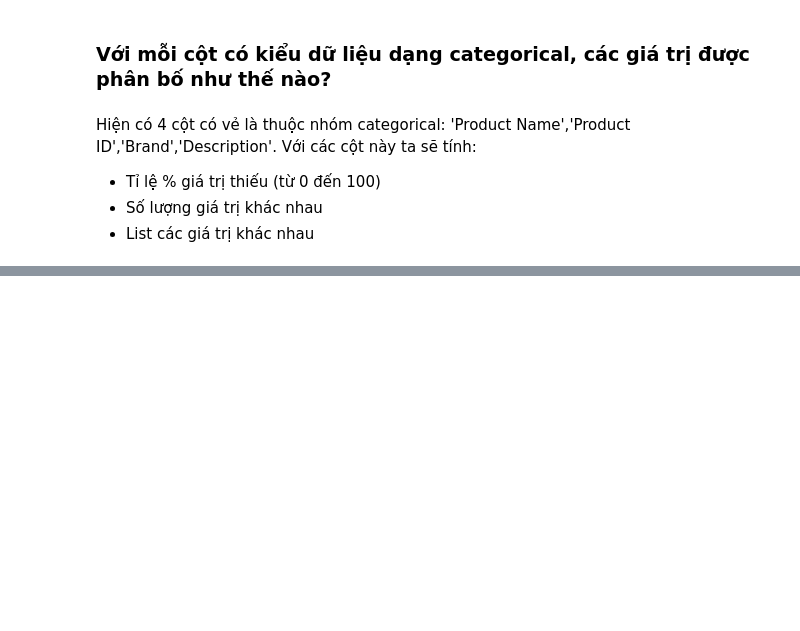
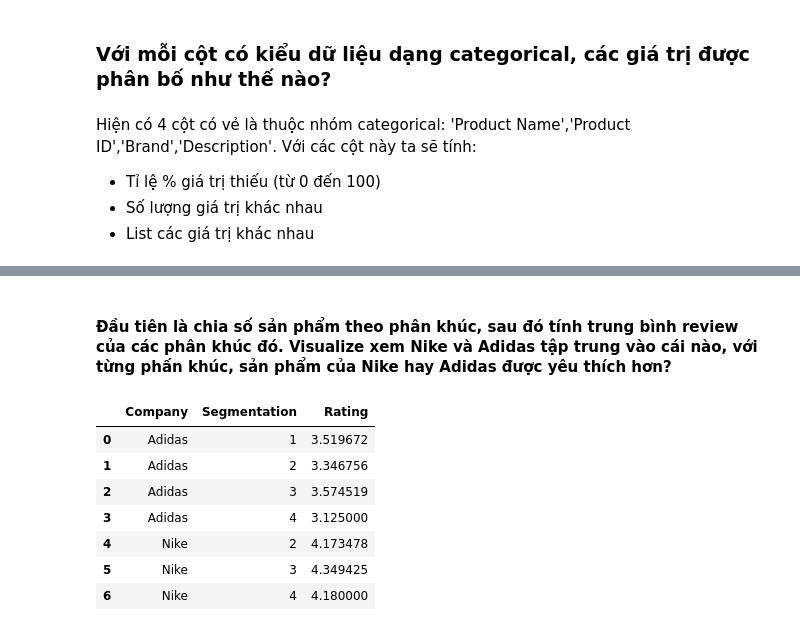
Before and after one commit to tvadiep/Sale-Analysis, a Jupyter notebook: SalesAnalysis.ipynb, the cells around one changed output, grey strips where cells are left out. Cells and saved outputs as stored; diff of their text form; code cells hidden in the pictures; blank space fills up the shorter version.

```diff
--- a/SalesAnalysis.ipynb
+++ b/SalesAnalysis.ipynb
@@ -174,0 +188,2 @@ cate_col_profiles_df
+# %% [markdown]
+#### Đầu tiên là chia số sản phẩm theo phân khúc, sau đó tính trung bình review của các phân khúc đó. Visualize xem Nike và Adidas tập trung vào cái nào, với từng phấn khúc, sản phẩm của Nike hay Adidas được yêu thích hơn?
@@ -174,0 +211,17 @@ cate_col_profiles_df
+# %%
+x = x[x['Reviews'] != 0]
+
+tmpdf = x[['Company','Segmentation', 'Rating']]
+
+mydf = tmpdf.groupby(['Company','Segmentation']).mean().reset_index()
+
+mydf
+# %% [output]
+|  | Company | Segmentation | Rating |
+| 0 | Adidas | 1 | 3.519672 |
+| 1 | Adidas | 2 | 3.346756 |
+| 2 | Adidas | 3 | 3.574519 |
+| 3 | Adidas | 4 | 3.125000 |
+| 4 | Nike | 2 | 4.173478 |
+| 5 | Nike | 3 | 4.349425 |
+| 6 | Nike | 4 | 4.180000 |
```
Also changed, not shown: parts of 13 cells of this notebook, 2 other files.
